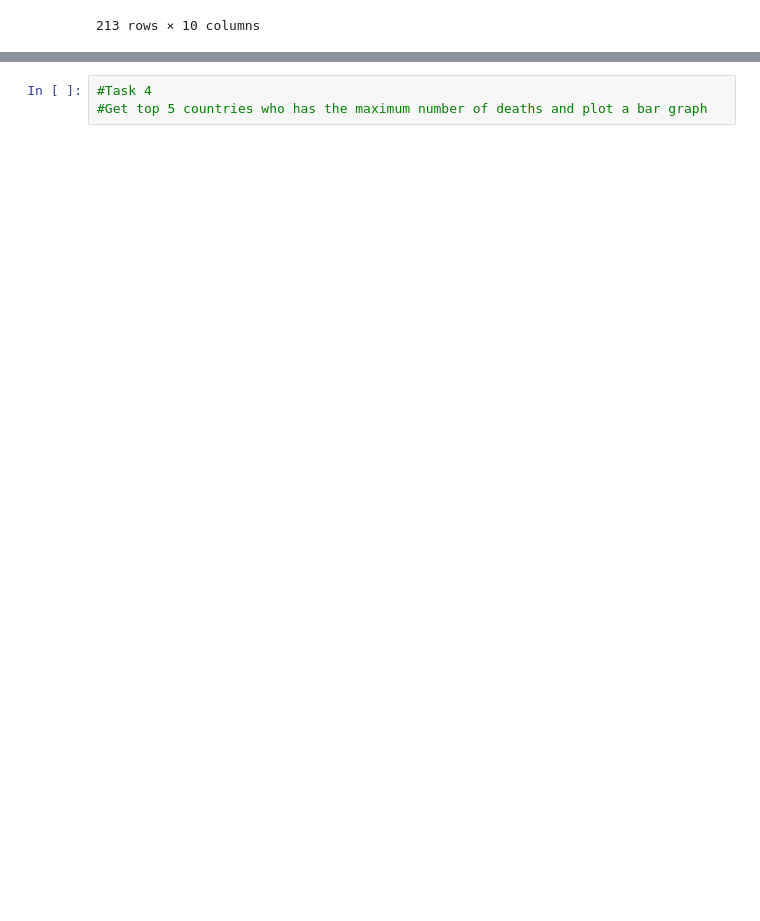
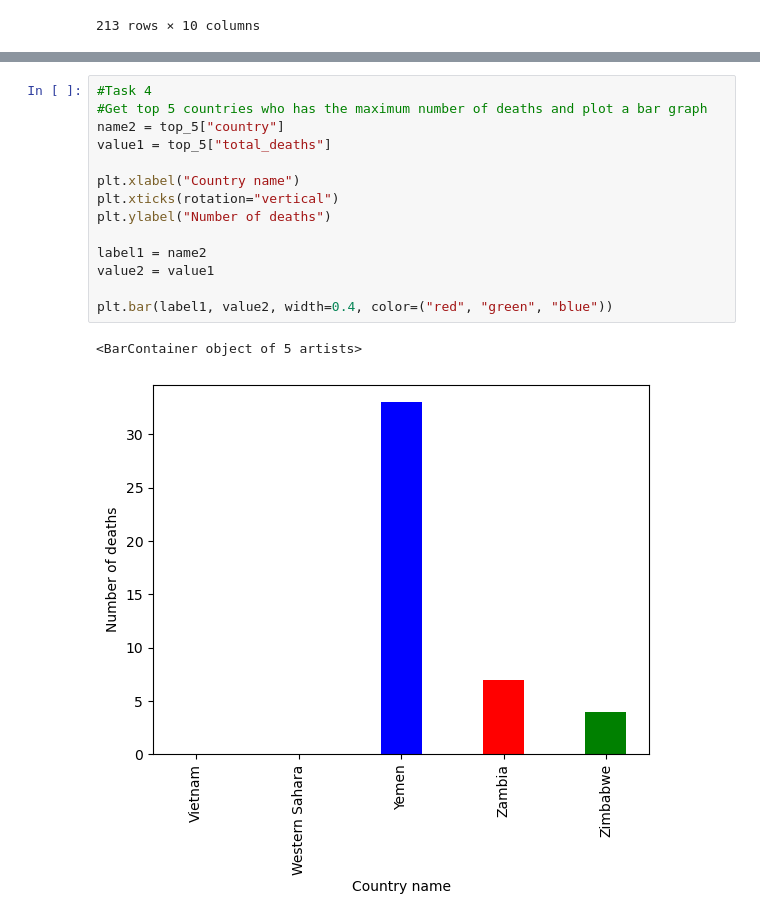
Before and after one commit to lakshyagithub/Python-projects-website, a Jupyter notebook: ADV-Project_C191/C191-project-student.ipynb, the cells around one changed output, grey strips where cells are left out. Saved outputs shown, nothing was run; the diff lists cells and outputs as text; blank space fills up the shorter version.

```diff
--- a/ADV-Project_C191/C191-project-student.ipynb
+++ b/ADV-Project_C191/C191-project-student.ipynb
@@ -54,6 +72,20 @@ NameError: name 'df' is not defined
 # %%
 #Task 4
 #Get top 5 countries who has the maximum number of deaths and plot a bar graph
+name2 = top_5["country"]
+value1 = top_5["total_deaths"]
+
+plt.xlabel("Country name")
+plt.xticks(rotation="vertical")
+plt.ylabel("Number of deaths")
+
+label1 = name2
+value2 = value1
+
+plt.bar(label1, value2, width=0.4, color=("red", "green", "blue"))
+# %% [output]
+<BarContainer object of 5 artists>
+[figure, added]
 # %%
 #Task 5
 #Sort the data as per active cases
```
Also changed, not shown: parts of 6 cells of this notebook, 1 other file.
